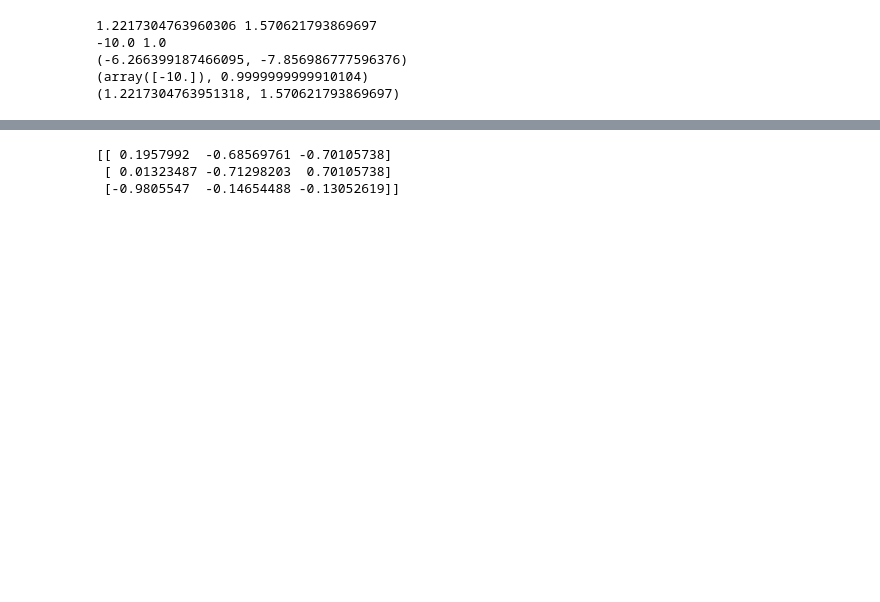
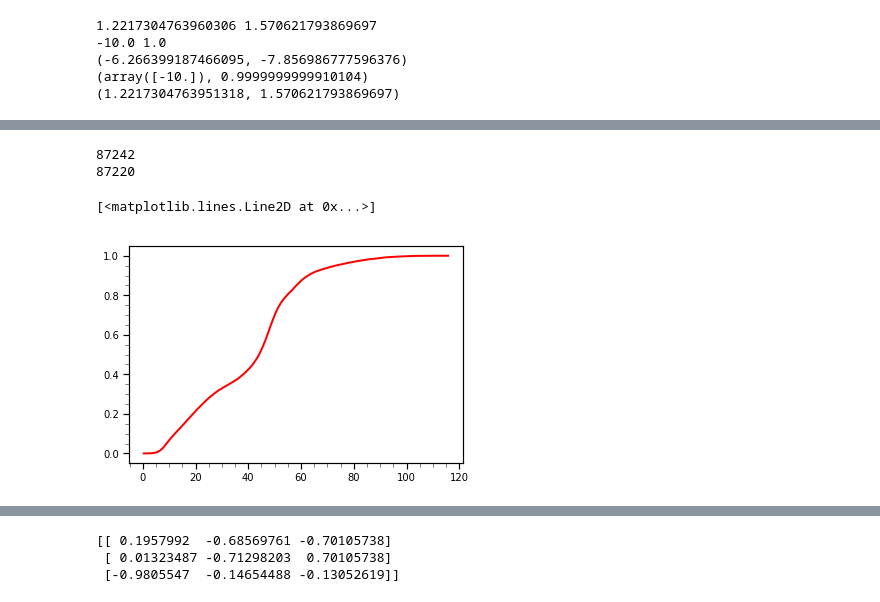
Before and after one commit to michael-petersen/rrlyrae-edr3, a Jupyter notebook: Mock_analysis.ipynb, the cells around one changed output, grey strips where cells are left out. Saved outputs shown, nothing was run; the diff lists cells and outputs as text; code cells hidden in the pictures; blank space fills up the shorter version.

```diff
--- a/Mock_analysis.ipynb
+++ b/Mock_analysis.ipynb
@@ -853,0 +860,51 @@ array([-1.0432988 ,  3.068923  ,  0.11557283, ...,  0.08067304,
+# %%
+
+# the catalog with A<1.0
+G = np.genfromtxt('catalogs/rrl_edr3_galactic_extraclean_rrab_ids_all.txt',skip_header=1)
+
+# a catalog with A<0.5
+#G = np.genfromtxt('catalogs/rrl_edr3_galactic_extraclean_rrab_ids_all_lowA.txt',skip_header=1)
+
+
+#G = np.genfromtxt('rrl_edr3_galactic_only.txt',skip_header=1)
+
+glon = G[:,0]
+glat = G[:,1]
+dist = G[:,2]
+pml = G[:,3]
+pmb = G[:,4]
+ids = G[:,5]
+gmag = G[:,6]
+pmle = G[:,7]
+pmbe = G[:,8]
+pmlbcorr = G[:,9]
+
+print(gmag.size)
+
+goodvals = (~np.isnan(dist) | ~np.isnan(pml) | ~np.isnan(pmb) | ~np.isnan(dist) | ~np.isnan(glon) | ~np.isnan(glat))
+
+
+glon = glon[goodvals]
+glat = glat[goodvals]
+dist = dist[goodvals]
+pml  =  pml[goodvals]
+pmb  =  pmb[goodvals]
+#vlos = vlos[goodvals]
+ids  = ids[goodvals]
+
+gmag  = gmag[goodvals]
+pmle  =  pmle[goodvals]
+pmbe  =  pmbe[goodvals]
+pmlbcorr  =  pmlbcorr[goodvals]
+
+print(gmag.size)
+
+
+radk = dist[dist.argsort()]
+numk = np.cumsum(dist[dist.argsort()])/np.nanmax(np.cumsum(dist[dist.argsort()]))
+plt.plot(radk,numk,color='red')
+# %% [output]
+87242
+87220
+[<matplotlib.lines.Line2D at 0x...>]
+[figure, added]
```
Also changed, not shown: parts of 39 cells of this notebook, 21 other files.
